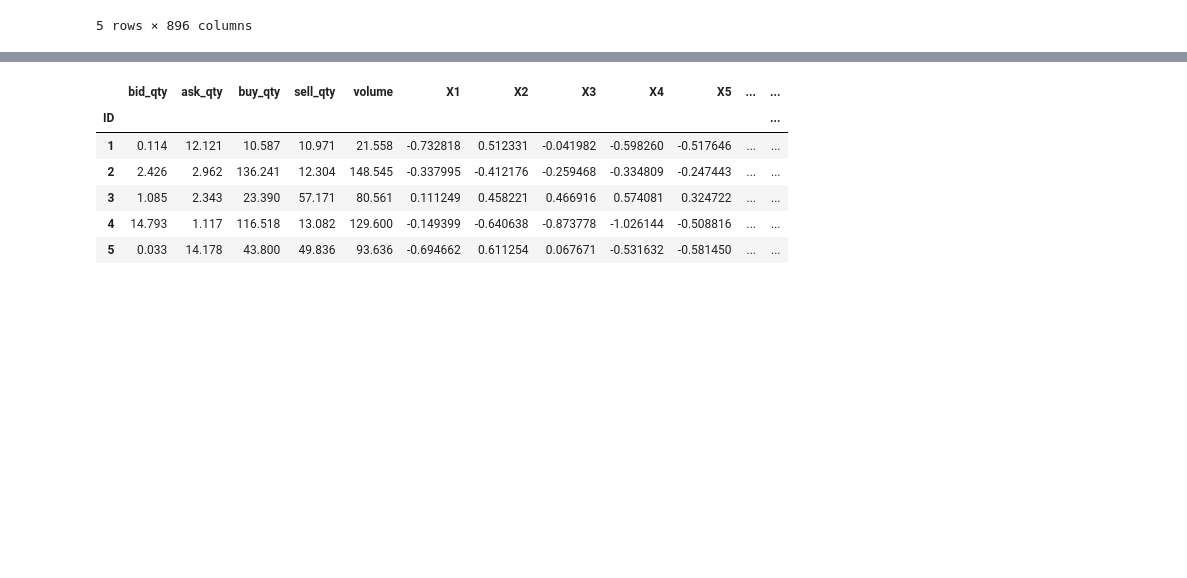
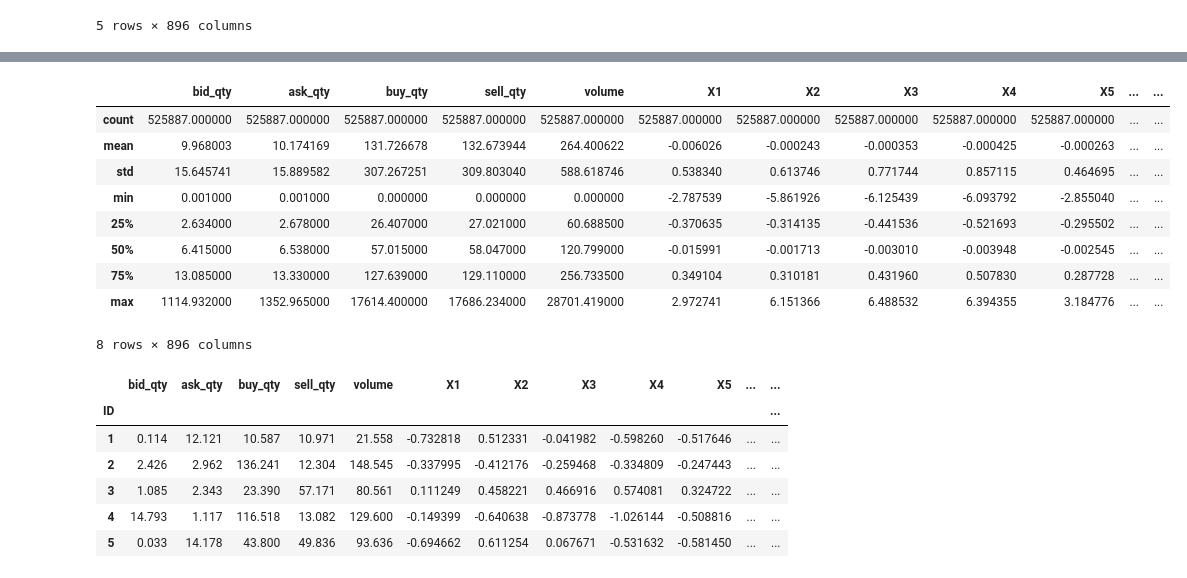
Before and after one commit to vishal-adithya/KaggleComp-DRW-CryptoMarketPrediction, a Jupyter notebook: dimensional_features_compression.ipynb.ipynb, the cells around one changed output, grey strips where cells are left out. Drawn from its saved outputs; the diff is of its cells as text; code cells hidden in the pictures; blank space fills up the shorter version.

```diff
--- a/dimensional_features_compression.ipynb.ipynb
+++ b/dimensional_features_compression.ipynb.ipynb
@@ -22,3 +23,6 @@ train_df.head()
 | 2023-03-01 00:03:00 | 4.865 | 21.016 | 335.742 | 124.963 | 460.705 | 0.072944 | -0.436590 | -0.102483 | 0.017551 | 0.007149 | ... | ... |
 | 2023-03-01 00:04:00 | 27.158 | 3.451 | 98.411 | 44.407 | 142.818 | 0.173820 | -0.213489 | 0.096067 | 0.215709 | 0.107133 | ... | ... |
 5 rows × 896 columns
+# %%
+train_df.replace([np.inf,-np.inf],np.nan,inplace=True)
+train_df.head()
@@ -25,3 +38,16 @@ train_df.head()
+# %%
+train_df.describe()
+# %% [output]
+|  | bid_qty | ask_qty | buy_qty | sell_qty | volume | X1 | X2 | X3 | X4 | X5 | ... | ... |
+| count | 525887.000000 | 525887.000000 | 525887.000000 | 525887.000000 | 525887.000000 | 525887.000000 | 525887.000000 | 525887.000000 | 525887.000000 | 525887.000000 | ... | ... |
+| mean | 9.968003 | 10.174169 | 131.726678 | 132.673944 | 264.400622 | -0.006026 | -0.000243 | -0.000353 | -0.000425 | -0.000263 | ... | ... |
+| std | 15.645741 | 15.889582 | 307.267251 | 309.803040 | 588.618746 | 0.538340 | 0.613746 | 0.771744 | 0.857115 | 0.464695 | ... | ... |
+| min | 0.001000 | 0.001000 | 0.000000 | 0.000000 | 0.000000 | -2.787539 | -5.861926 | -6.125439 | -6.093792 | -2.855040 | ... | ... |
+| 25% | 2.634000 | 2.678000 | 26.407000 | 27.021000 | 60.688500 | -0.370635 | -0.314135 | -0.441536 | -0.521693 | -0.295502 | ... | ... |
+| 50% | 6.415000 | 6.538000 | 57.015000 | 58.047000 | 120.799000 | -0.015991 | -0.001713 | -0.003010 | -0.003948 | -0.002545 | ... | ... |
+| 75% | 13.085000 | 13.330000 | 127.639000 | 129.110000 | 256.733500 | 0.349104 | 0.310181 | 0.431960 | 0.507830 | 0.287728 | ... | ... |
+| max | 1114.932000 | 1352.965000 | 17614.400000 | 17686.234000 | 28701.419000 | 2.972741 | 6.151366 | 6.488532 | 6.394355 | 3.184776 | ... | ... |
+8 rows × 896 columns
 # %%
 test_df = pd.read_parquet(os.path.join("Data","test.parquet"))
 test_df.head()
```
Also changed, not shown: parts of 5 cells of this notebook.
